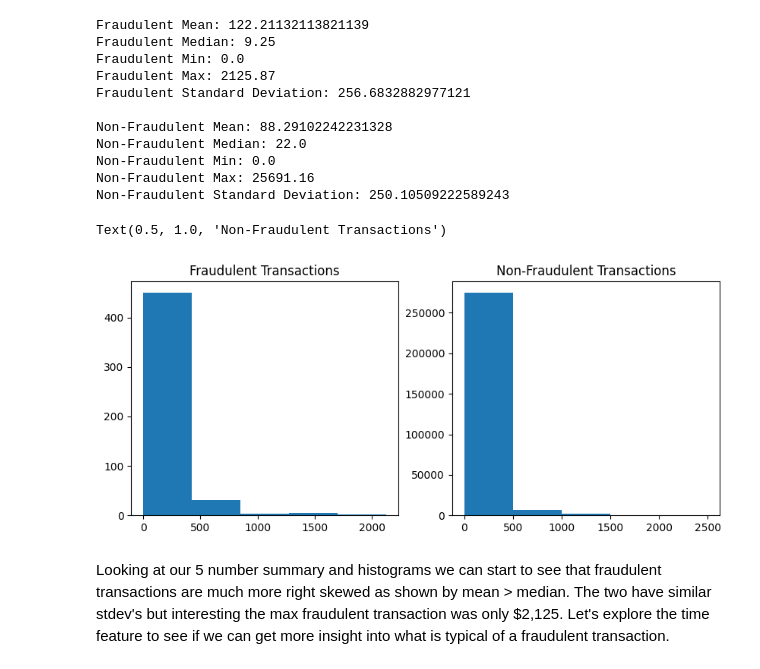
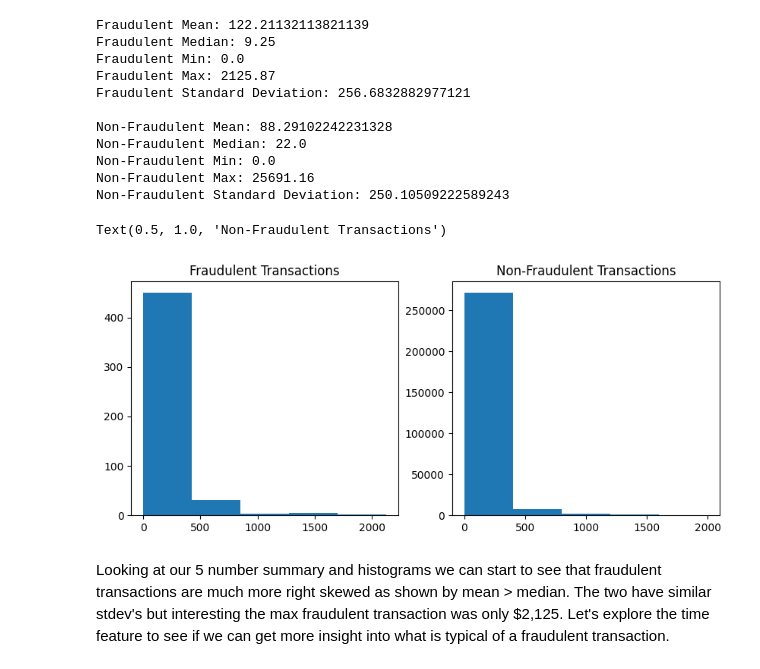
Before and after one commit to npwkeller/fraud-detection, a Jupyter notebook: fraud.ipynb, the cells around one changed output. Cells and saved outputs as stored; diff of their text form; code cells hidden in the pictures.

```diff
--- a/fraud.ipynb
+++ b/fraud.ipynb
@@ -80,18 +80,18 @@ Non-Fraudulent Standard Deviation: 250.10509222589243
 # %%
 fraud_hist = data[data["Class"] == 1]['Amount']
 #Showing amount under $2,500 to keep nonfraud on the same scale
-nonfraud_hist = data[(data["Class"] == 0) & (data["Amount"] < 2500)]["Amount"]
+nonfraud_hist = data[(data["Class"] == 0) & (data["Amount"] < 2000)]["Amount"]
 
 fig, axs = plt.subplots(1,2, figsize =(10,4))
 
 axs[0].hist(fraud_hist, bins =5)
 axs[0].set_title("Fraudulent Transactions")
 
 axs[1].hist(nonfraud_hist, bins =5)
 axs[1].set_title("Non-Fraudulent Transactions")
 # %% [output]
 Text(0.5, 1.0, 'Non-Fraudulent Transactions')
-[figure, old version]
+[figure, new version]
 # %% [markdown]
 Looking at our 5 number summary and histograms we can start to see that fraudulent transactions are much more right skewed as shown by mean > median. The two have similar stdev's but interesting the max fraudulent transaction was only $2,125. Let's explore the time feature to see if we can get more insight into what is typical of a fraudulent transaction.
 # %%
```
